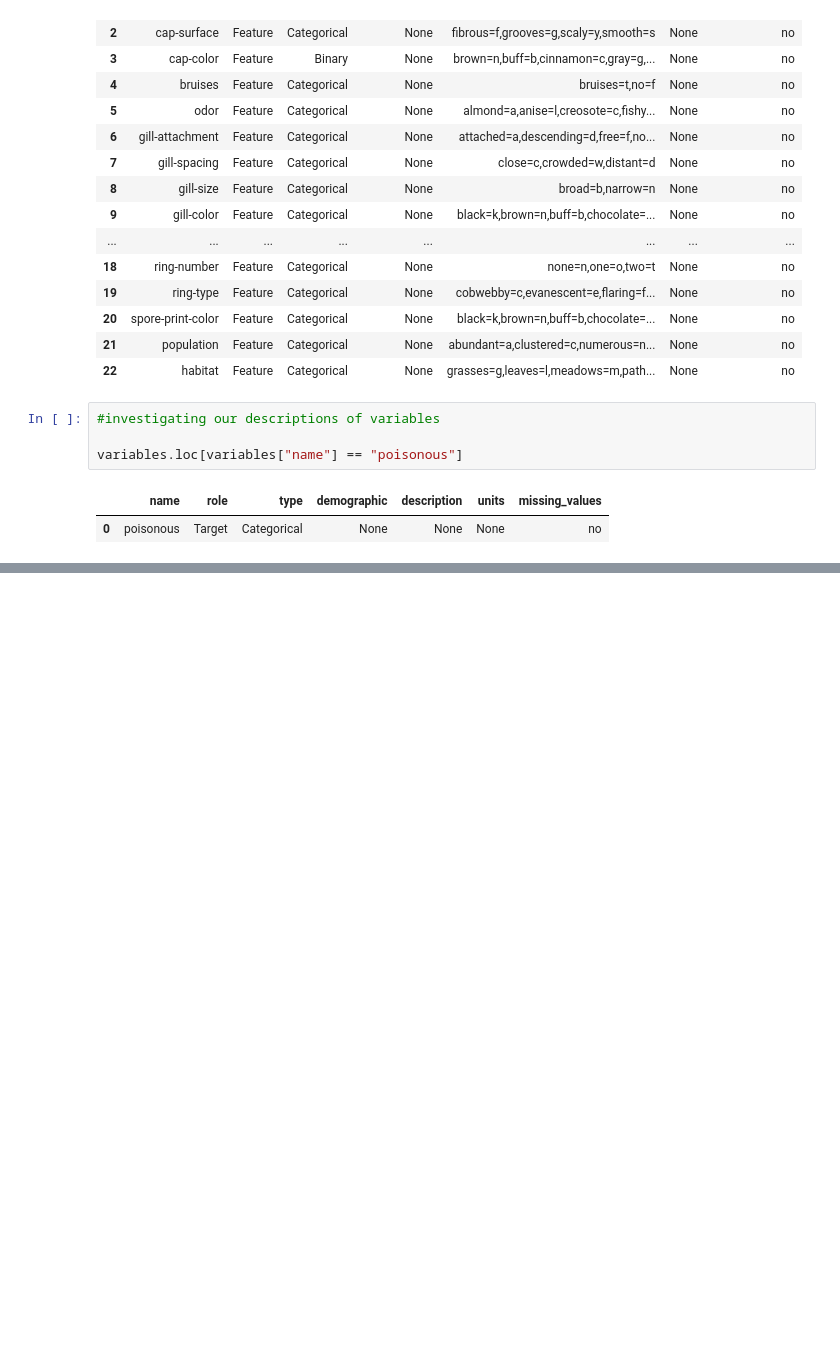
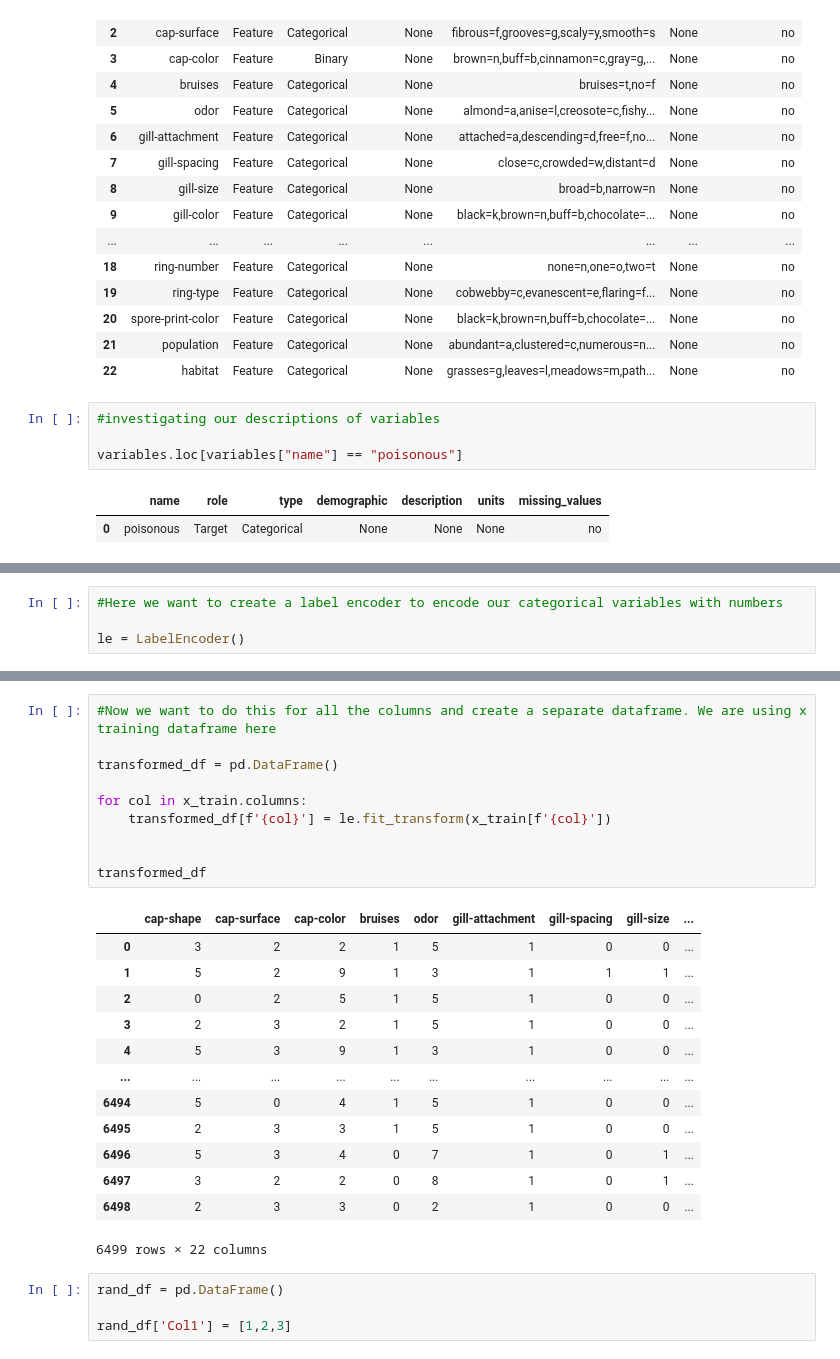
Before and after one commit to MartinAllsbrook/coding-bros, a Jupyter notebook: mushroom_dataset/mushroom.ipynb, the cells around one changed output, grey strips where cells are left out. Cells and saved outputs as stored; diff of their text form; blank space fills up the shorter version.

```diff
--- a/mushroom_dataset/mushroom.ipynb
+++ b/mushroom_dataset/mushroom.ipynb
@@ -139,0 +187,4 @@ KeyError: "['poisonous'] not found in axis"
+# %%
+#Here we want to create a label encoder to encode our categorical variables with numbers
+
+le = LabelEncoder()
@@ -139,0 +208,28 @@ KeyError: "['poisonous'] not found in axis"
+# %%
+#Now we want to do this for all the columns and create a separate dataframe. We are using x training dataframe here
+
+transformed_df = pd.DataFrame()
+
+for col in x_train.columns:
+    transformed_df[f'{col}'] = le.fit_transform(x_train[f'{col}'])
+
+
+transformed_df
+# %% [output]
+|  | cap-shape | cap-surface | cap-color | bruises | odor | gill-attachment | gill-spacing | gill-size | ... |
+| 0 | 3 | 2 | 2 | 1 | 5 | 1 | 0 | 0 | ... |
+| 1 | 5 | 2 | 9 | 1 | 3 | 1 | 1 | 1 | ... |
+| 2 | 0 | 2 | 5 | 1 | 5 | 1 | 0 | 0 | ... |
+| 3 | 2 | 3 | 2 | 1 | 5 | 1 | 0 | 0 | ... |
+| 4 | 5 | 3 | 9 | 1 | 3 | 1 | 0 | 0 | ... |
+| ... | ... | ... | ... | ... | ... | ... | ... | ... | ... |
+| 6494 | 5 | 0 | 4 | 1 | 5 | 1 | 0 | 0 | ... |
+| 6495 | 2 | 3 | 3 | 1 | 5 | 1 | 0 | 0 | ... |
+| 6496 | 5 | 3 | 4 | 0 | 7 | 1 | 0 | 1 | ... |
+| 6497 | 3 | 2 | 2 | 0 | 8 | 1 | 0 | 1 | ... |
+| 6498 | 2 | 3 | 3 | 0 | 2 | 1 | 0 | 0 | ... |
+6499 rows × 22 columns
+# %%
+rand_df = pd.DataFrame()
+
+rand_df['Col1'] = [1,2,3]
```
Also changed, not shown: parts of 9 cells of this notebook.
